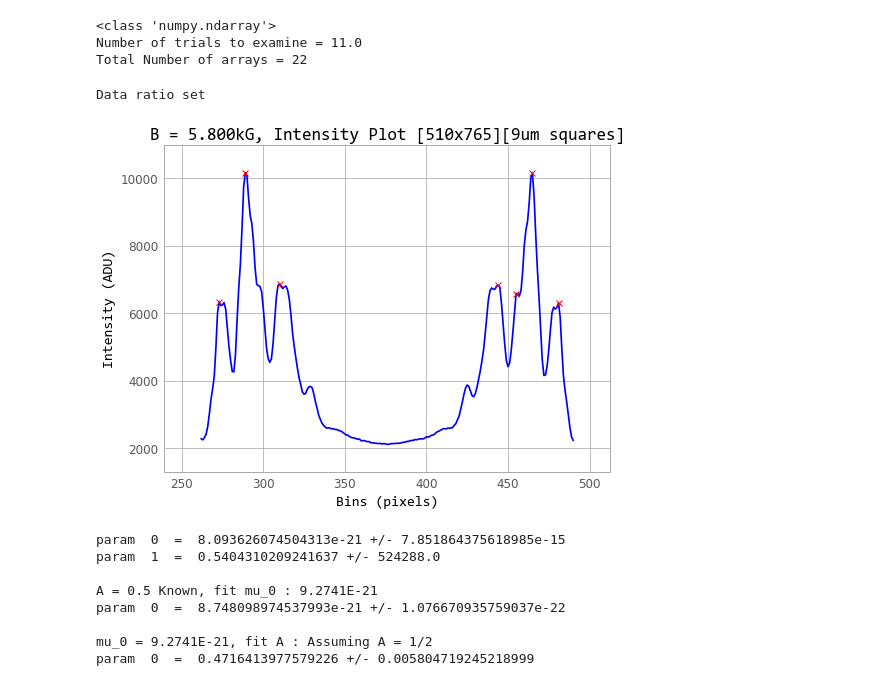
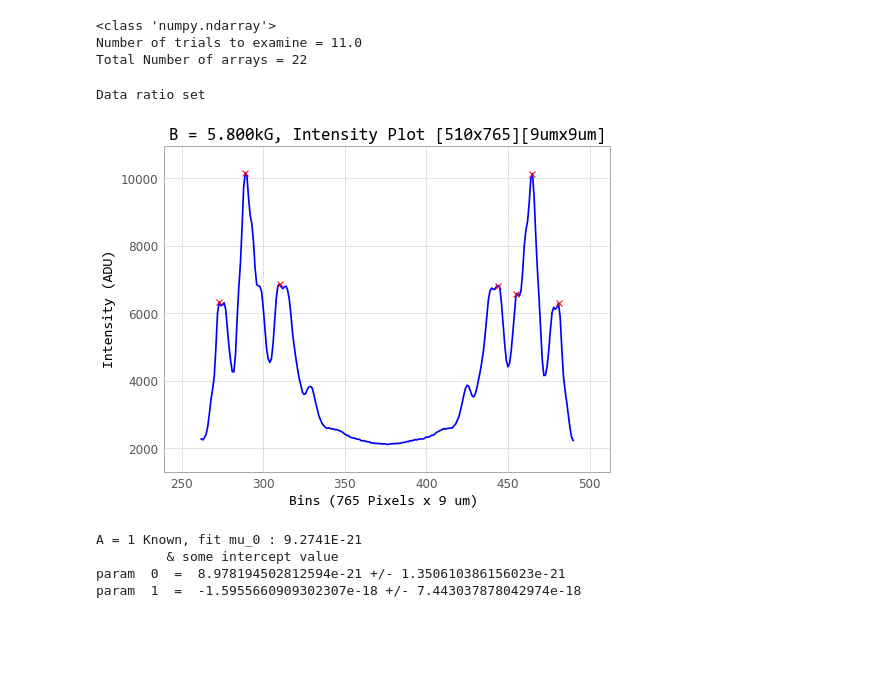
Before and after one commit to Drixitel/134-Lab-Spring-2023, a Jupyter notebook: Code/Zeeman/Data/90Run3.ipynb, the cells around one changed output. Saved outputs shown, nothing was run; the diff lists cells and outputs as text; code cells hidden in the pictures; blank space fills up the shorter version.

```diff
--- a/Code/Zeeman/Data/90Run3.ipynb
+++ b/Code/Zeeman/Data/90Run3.ipynb
@@ -101,36 +101,37 @@ peaks11, x_11, y_11 = hf.LabelPeaks_ShrinkData(xy[20],xy[21],262,490,4300)
 #     )
 # hf.PlotNewPeaks(peaks7,xy[13])
 
 # hf.Plots(x_8,y_8,
 #     'B = 5.500kG, Intensity Plot [510x765][9um squares]',
 #     'Bins (pixels)', 'Intensity (ADU)',
 #     # figsize0=12, figsize1=6
 #     )
 # hf.PlotNewPeaks(peaks8,xy[15])
 
 # hf.Plots(x_9,y_9,
 #     'B = 5.600kG, Intensity Plot [510x765][9um squares]',
 #     'Bins (pixels)', 'Intensity (ADU)',
 #     # figsize0=12, figsize1=6
 #     )
 # hf.PlotNewPeaks(peaks9,xy[17])
 
 # hf.Plots(x_10,y_10,
 #     'B = 5.700kG, Intensity Plot [510x765][9um squares]',
 #     'Bins (pixels)', 'Intensity (ADU)',
 #     # figsize0=12, figsize1=6
 #     )
 # hf.PlotNewPeaks(peaks10,xy[19])
 
 hf.Plots(x_11,y_11,
-    'B = 5.800kG, Intensity Plot [510x765][9um squares]',
-    'Bins (pixels)', 'Intensity (ADU)',
+    'B = 5.800kG, Intensity Plot [510x765][9umx9um]',
+    'Bins (765 Pixels x 9 um) ', 'Intensity (ADU)',
     # figsize0=12, figsize1=6
     )
 hf.PlotNewPeaks(peaks11,xy[21])
+hf.SaveFigure("Graphs/PiExampleIntensity.png")
 # %% [output]
 Data ratio set
-[figure, old version]
+[figure, new version]
 # %%
 # STEP 6: CREATE RADIUS ARRAY
 B1 = 5.900E3 #Gauss
@@ -279,21 +281,21 @@ Berr = sigmaB*Barr
 # %%
 # STEP 12: APPLY FIT
 
-# TWO UNKNOWNS
-popt1, pcov1 = curve_fit(
-                    DelE1,
-                    B,
-                    delE_90,
-                    p0= p01,
-                    absolute_sigma=True,
-                    sigma=sigmaE
-                    )
+# # TWO UNKNOWNS
+# popt1, pcov1 = curve_fit(
+#                     DelE1,
+#                     B,
+#                     delE_90,
+#                     p0= p01,
+#                     absolute_sigma=True,
+#                     sigma=sigmaE
+#                     )
 
-for i in range(0,len(popt1)):
-    print('param ',i,' = ',popt1[i], '+/-', np.sqrt(pcov1[i,i]))
+# for i in range(0,len(popt1)):
+#     print('param ',i,' = ',popt1[i], '+/-', np.sqrt(pcov1[i,i]))
 
 # A KNOWN
-print('\nA = 0.5 Known, fit mu_0 : 9.2741E-21')
+print('\nA = 1 Known, fit mu_0 : 9.2741E-21\n\t & some intercept value')
 popt2, pcov2 = curve_fit(
                     DelE2,
                     B,
@@ -306,26 +308,22 @@ popt2, pcov2 = curve_fit(
 for i in range(0,len(popt2)):
     print('param ',i,' = ',popt2[i], '+/-', np.sqrt(pcov2[i,i]))
 
-# MU KNOWN
-print('\nmu_0 = 9.2741E-21, fit A : Assuming A = 1/2')
-popt3, pcov3 = curve_fit(
-                    DelE3,
-                    B,
-                    delE_90,
-                    p0= p03,
-                    absolute_sigma=True,
-                    sigma=sigmaE
-                    )
+# # MU KNOWN
+# print('\nmu_0 = 9.2741E-21, fit A : Assuming A = 1')
+# popt3, pcov3 = curve_fit(
+#                     DelE3,
+#                     B,
+#                     delE_90,
+#                     p0= p03,
+#                     absolute_sigma=True,
+#                     sigma=sigmaE
+#                     )
 
-for i in range(0,len(popt3)):
-    print('param ',i,' = ',popt3[i], '+/-', np.sqrt(pcov3[i,i]))
+# for i in range(0,len(popt3)):
+#     print('param ',i,' = ',popt3[i], '+/-', np.sqrt(pcov3[i,i]))
 # %% [output]
-param  0  =  8.093626074504313e-21 +/- 7.851864375618985e-15
-param  1  =  0.5404310209241637 +/- 524288.0
-
-A = 0.5 Known, fit mu_0 : 9.2741E-21
-param  0  =  8.748098974537993e-21 +/- 1.076670935759037e-22
-
-mu_0 = 9.2741E-21, fit A : Assuming A = 1/2
-param  0  =  0.4716413977579226 +/- 0.005804719245218999
+A = 1 Known, fit mu_0 : 9.2741E-21
+         & some intercept value
+param  0  =  8.978194502812594e-21 +/- 1.350610386156023e-21
+param  1  =  -1.5955660909302307e-18 +/- 7.443037878042974e-18
 # %%
```
Also changed, not shown: parts of 9 cells of this notebook, 10 other files.
